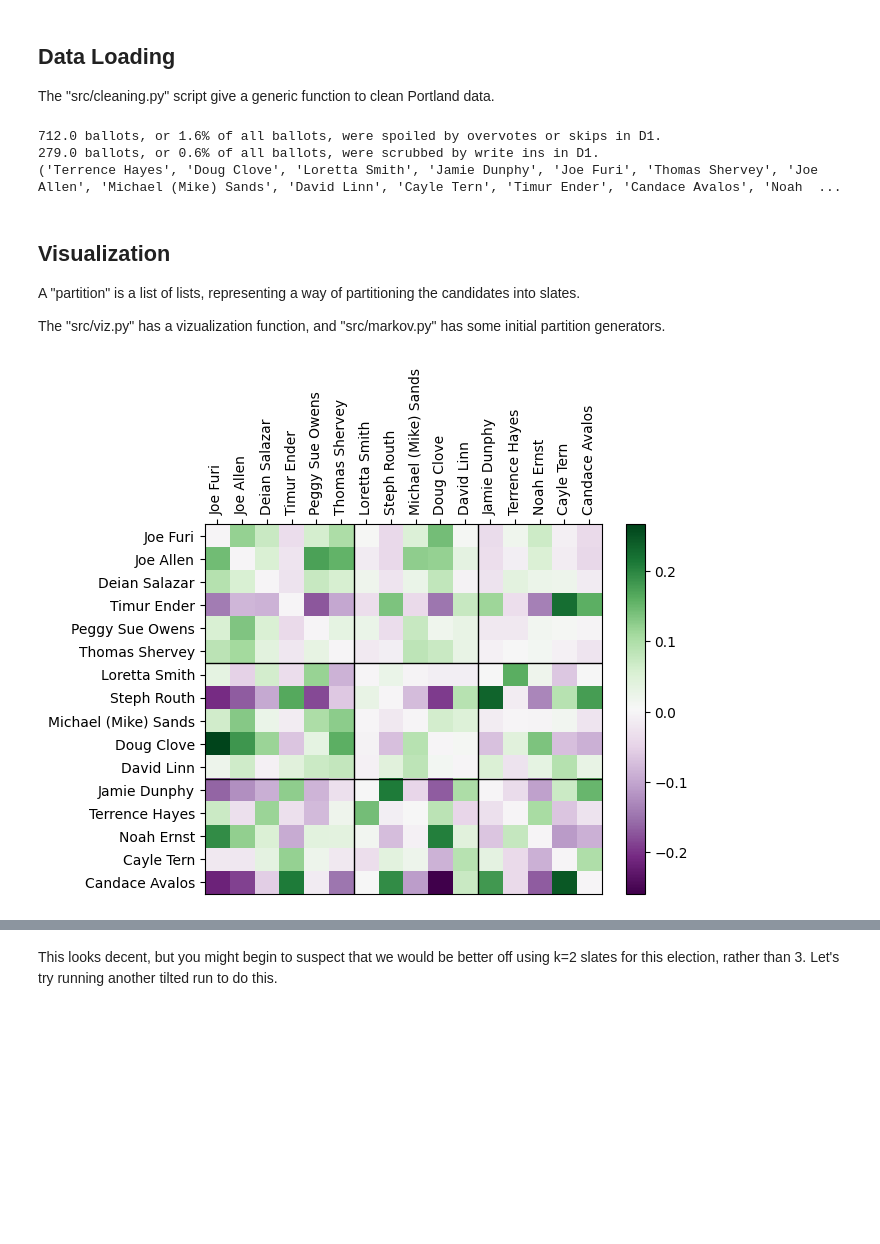
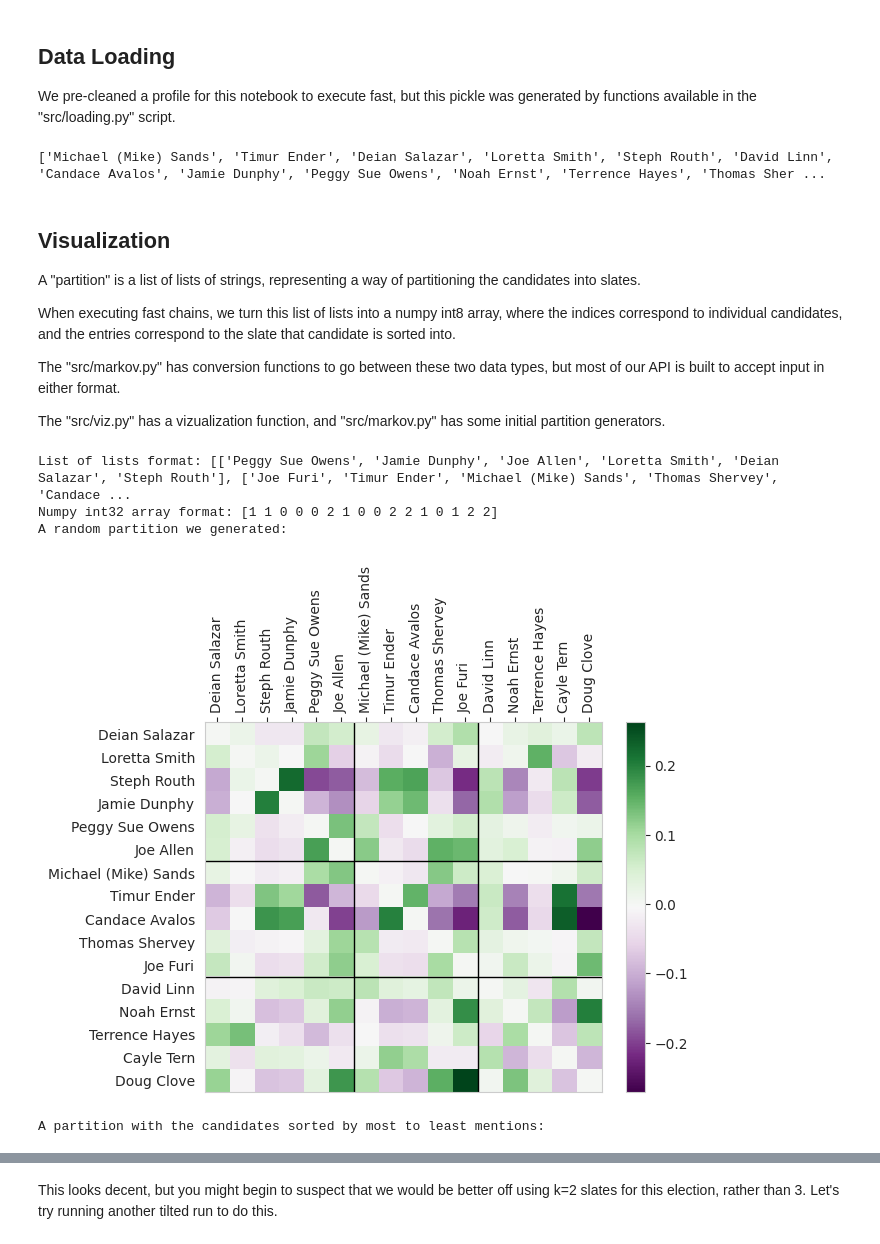
Before and after one commit to mcontrerassc/candidate_matrices, a Jupyter notebook: demo.ipynb, the cells around one changed output, grey strips where cells are left out. Drawn from its saved outputs; the diff is of its cells as text; code cells hidden in the pictures; blank space fills up the shorter version.

```diff
--- a/demo.ipynb
+++ b/demo.ipynb
@@ -15,26 +14,39 @@ from functools import partial
 # %% [markdown]
 ## Data Loading
-The "src/cleaning.py" script give a generic function to clean Portland data.
+We pre-cleaned a profile for this notebook to execute fast, but this pickle was generated by functions available in the "src/loading.py" script.
 # %%
 with open('./data/Portland_D1.pkl', 'rb') as file:
     loaded = load(file)
 boost = loaded['boost']
-profile = Portland_clean(loaded['profile'])
-print(profile.candidates)
-candidates = loaded['candidates'] # note: these have to be listed in the same order as the boost matrix
+profile = loaded['profile']
+#profile, boost = clean_and_make_boost(loaded['profile'])
+candidates = list(profile.candidates) #note: we call this the canonical ordering of candidates. It is important for viz + conversion tools.
+print(candidates)
 # %% [output]
-712.0 ballots, or 1.6% of all ballots, were spoiled by overvotes or skips in D1.
-279.0 ballots, or 0.6% of all ballots, were scrubbed by write ins in D1.
-('Terrence Hayes', 'Doug Clove', 'Loretta Smith', 'Jamie Dunphy', 'Joe Furi', 'Thomas Shervey', 'Joe Allen', 'Michael (Mike) Sands', 'David Linn', 'Cayle Tern', 'Timur Ender', 'Candace Avalos', 'Noah  ...
+['Michael (Mike) Sands', 'Timur Ender', 'Deian Salazar', 'Loretta Smith', 'Steph Routh', 'David Linn', 'Candace Avalos', 'Jamie Dunphy', 'Peggy Sue Owens', 'Noah Ernst', 'Terrence Hayes', 'Thomas Sher ...
 # %% [markdown]
 ## Visualization
 
-A "partition" is a list of lists, representing a way of partitioning the candidates into slates.
+A "partition" is a list of lists of strings, representing a way of partitioning the candidates into slates.
+
+When executing fast chains, we turn this list of lists into a numpy int8 array, where the indices correspond to individual candidates, and the entries correspond to the slate that candidate is sorted into.
+
+The "src/markov.py" has conversion functions to go between these two data types, but most of our API is built to accept input in either format.
 
 The "src/viz.py" has a vizualization function, and "src/markov.py" has some initial partition generators.
 # %%
 starting_partition = random_partition(candidates, 3)
+print(f"List of lists format: {starting_partition}")
+converted_partition = forward_convert(starting_partition, profile.candidates)
+print(f"Numpy int32 array format: {converted_partition}")
 mentions_partition = gen_mentions_partition(profile, candidates, 3)
-viz_order(candidates, starting_partition, boost)
+print("A random partition we generated:")
+viz_partition(converted_partition, boost, candidates) #note we passed the converted partition here
+print("A partition with the candidates sorted by most to least mentions:")
+viz_partition(mentions_partition, boost, candidates)
 # %% [output]
+List of lists format: [['Peggy Sue Owens', 'Jamie Dunphy', 'Joe Allen', 'Loretta Smith', 'Deian Salazar', 'Steph Routh'], ['Joe Furi', 'Timur Ender', 'Michael (Mike) Sands', 'Thomas Shervey', 'Candace ...
+Numpy int32 array format: [1 1 0 0 0 2 1 0 0 2 2 1 0 1 2 2]
+A random partition we generated:
-[figure, old version]
+[figure, new version]
+A partition with the candidates sorted by most to least mentions:
```
Also changed, not shown: parts of 25 cells of this notebook.
